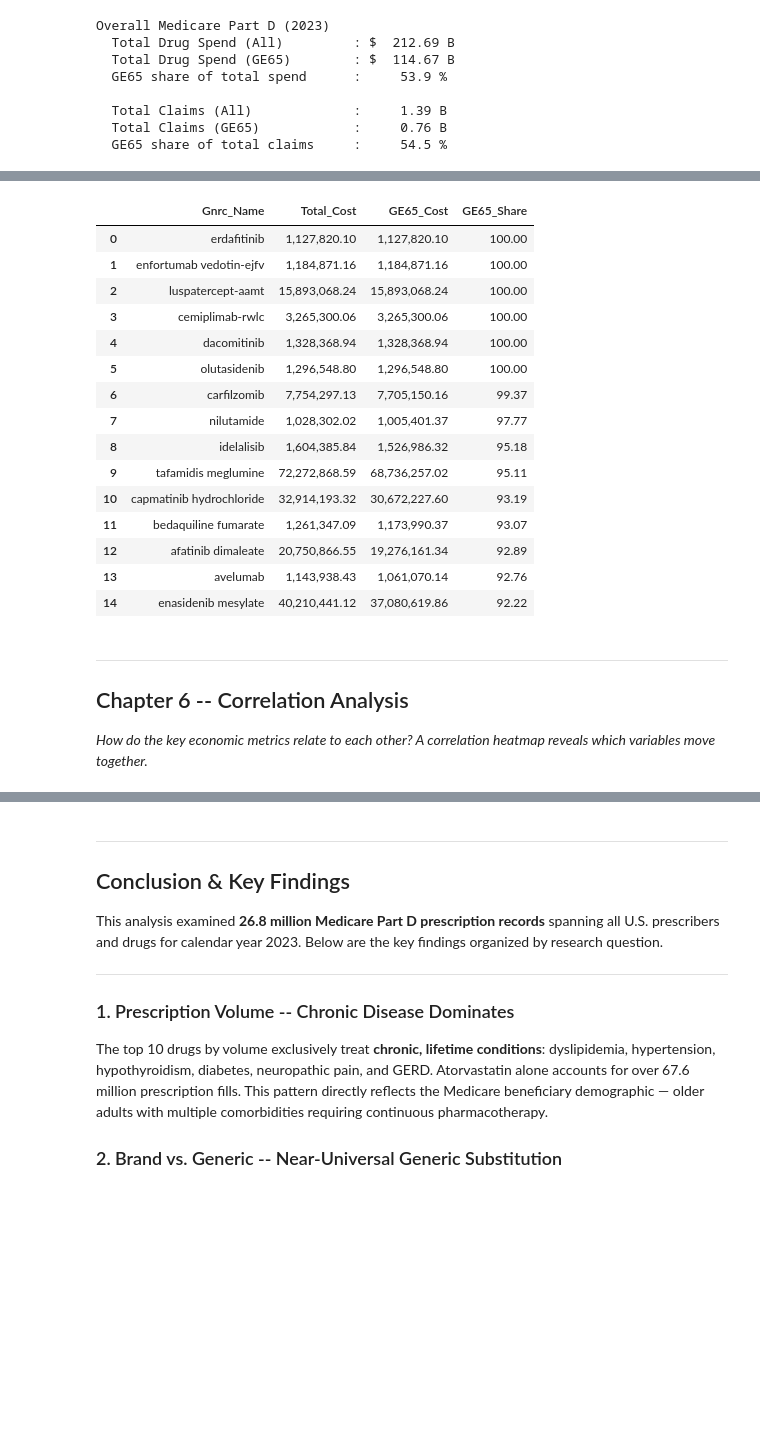
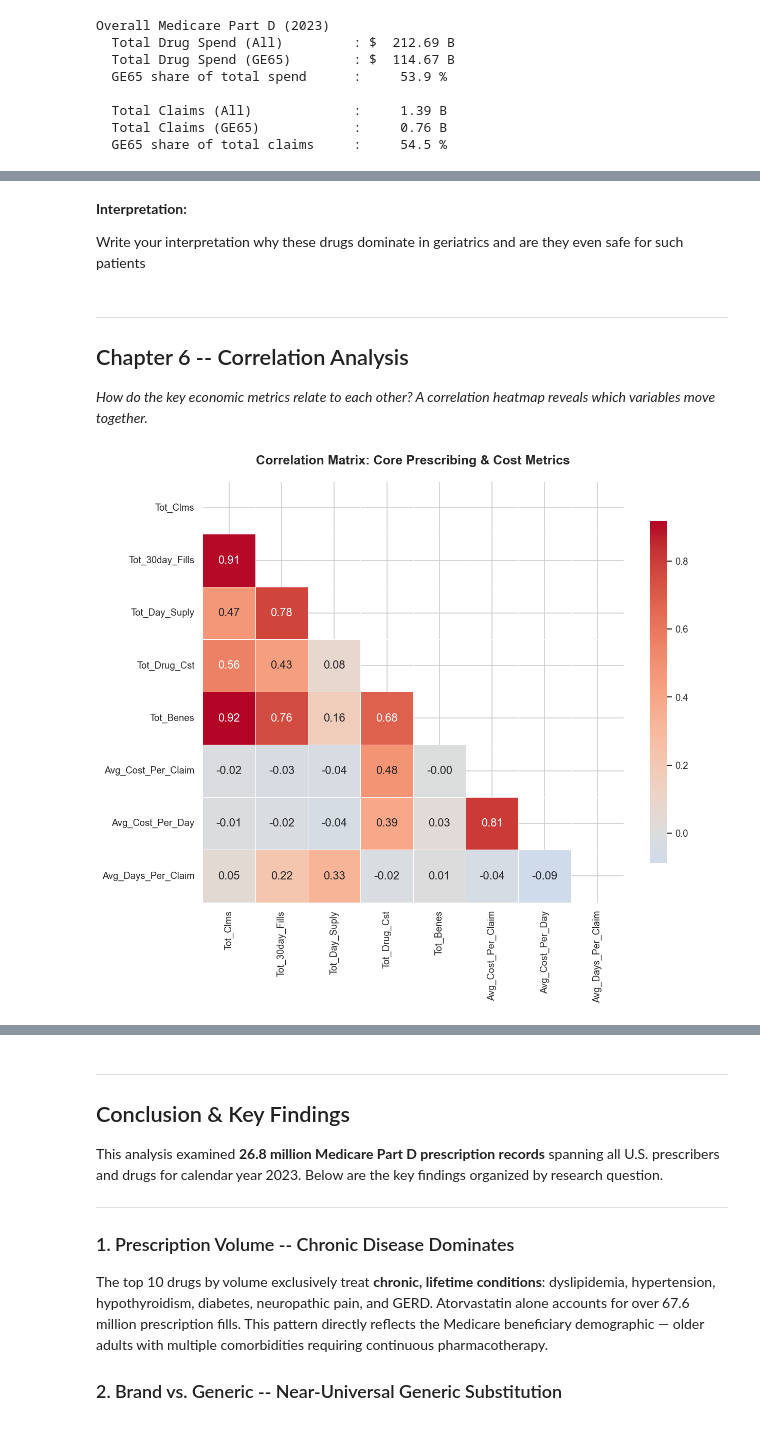
Before and after one commit to M-Nadeem-B/EDA_Medicare_part_D, a Jupyter notebook: EDA_Medicare_Improved.ipynb, the cells around one changed output, grey strips where cells are left out. Saved outputs shown, nothing was run; the diff lists cells and outputs as text; code cells hidden in the pictures; blank space fills up the shorter version.

```diff
--- a/EDA_Medicare_Improved.ipynb
+++ b/EDA_Medicare_Improved.ipynb
@@ -1000,22 +1000,7 @@ plt.show()
-# %%
-ge65_summary
-# %% [output]
-|  | Gnrc_Name | Total_Cost | GE65_Cost | GE65_Share |
-| 0 | erdafitinib | 1,127,820.10 | 1,127,820.10 | 100.00 |
-| 1 | enfortumab vedotin-ejfv | 1,184,871.16 | 1,184,871.16 | 100.00 |
-| 2 | luspatercept-aamt | 15,893,068.24 | 15,893,068.24 | 100.00 |
-| 3 | cemiplimab-rwlc | 3,265,300.06 | 3,265,300.06 | 100.00 |
-| 4 | dacomitinib | 1,328,368.94 | 1,328,368.94 | 100.00 |
-| 5 | olutasidenib | 1,296,548.80 | 1,296,548.80 | 100.00 |
-| 6 | carfilzomib | 7,754,297.13 | 7,705,150.16 | 99.37 |
-| 7 | nilutamide | 1,028,302.02 | 1,005,401.37 | 97.77 |
-| 8 | idelalisib | 1,604,385.84 | 1,526,986.32 | 95.18 |
-| 9 | tafamidis meglumine | 72,272,868.59 | 68,736,257.02 | 95.11 |
-| 10 | capmatinib hydrochloride | 32,914,193.32 | 30,672,227.60 | 93.19 |
-| 11 | bedaquiline fumarate | 1,261,347.09 | 1,173,990.37 | 93.07 |
-| 12 | afatinib dimaleate | 20,750,866.55 | 19,276,161.34 | 92.89 |
-| 13 | avelumab | 1,143,938.43 | 1,061,070.14 | 92.76 |
-| 14 | enasidenib mesylate | 40,210,441.12 | 37,080,619.86 | 92.22 |
+# %% [markdown]
+**Interpretation:**
+
+Write your interpretation why these drugs dominate in geriatrics and are they even safe for such patients
 # %% [markdown]
 ---
 ## Chapter 6 -- Correlation Analysis
@@ -1024,26 +1009,28 @@ ge65_summary
 # %%
 corr_cols = [
     'Tot_Clms', 'Tot_30day_Fills', 'Tot_Day_Suply',
     'Tot_Drug_Cst', 'Tot_Benes',
     'Avg_Cost_Per_Claim', 'Avg_Cost_Per_Day', 'Avg_Days_Per_Claim'
 ]
 
 corr_matrix = df[corr_cols].corr()
 
 fig, ax = plt.subplots(figsize=(11, 9))
 mask = np.triu(np.ones_like(corr_matrix, dtype=bool))  # hide upper triangle
 
 sns.heatmap(
     corr_matrix,
     mask=mask,
     annot=True, fmt='.2f',
     cmap='coolwarm', center=0,
     square=True, linewidths=0.5,
     cbar_kws={'shrink': 0.8},
     ax=ax
 )
 ax.set_title('Correlation Matrix: Core Prescribing & Cost Metrics', pad=20)
-plt.tight_layout()
+
 plt.show()
+# %% [output]
+[figure, added]
 # %% [markdown]
 **Key observations:**
```
Also changed, not shown: parts of 2 cells of this notebook.
